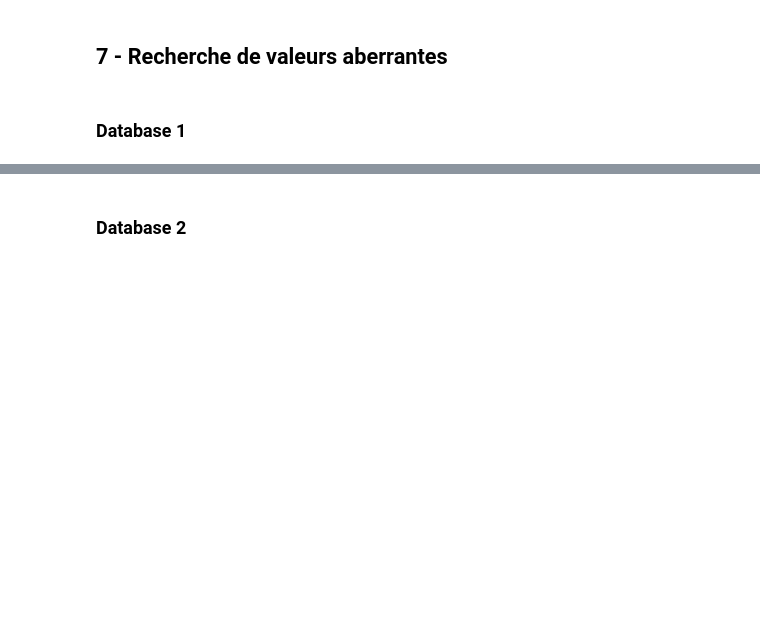
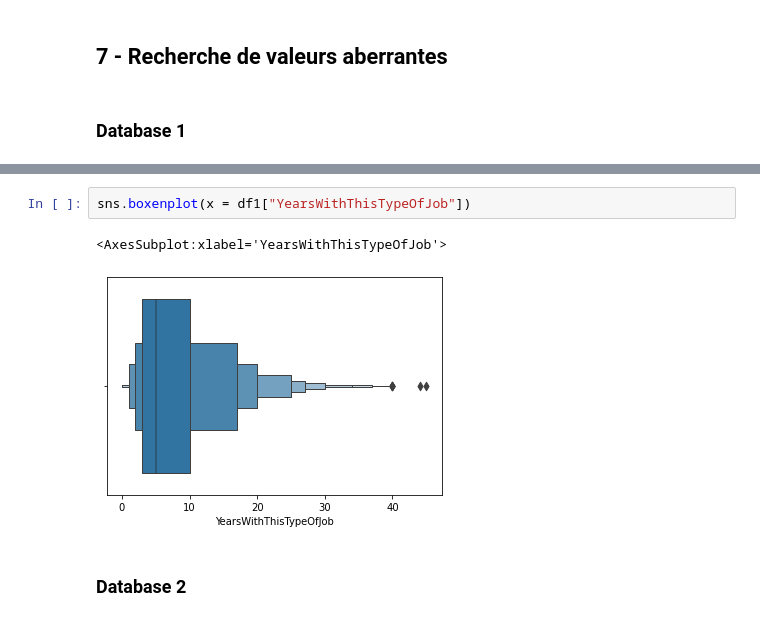
Before and after one commit to Josephine-coding/American_dream, a Jupyter notebook: Notebook/Data Cleaning.ipynb, the cells around one changed output, grey strips where cells are left out. Saved outputs shown, nothing was run; the diff lists cells and outputs as text; blank space fills up the shorter version.

```diff
--- a/Notebook/Data Cleaning.ipynb
+++ b/Notebook/Data Cleaning.ipynb
@@ -407,3 +462,8 @@ Il semble ne pas y avoir de valeurs aberrantes.
+# %%
+sns.boxenplot(x = df1["YearsWithThisTypeOfJob"])
+# %% [output]
+<AxesSubplot:xlabel='YearsWithThisTypeOfJob'>
+[figure, added]
 # %% [markdown]
 ### Database 2
 # %% [markdown]
```
Also changed, not shown: parts of 47 cells of this notebook, 1 other file.
